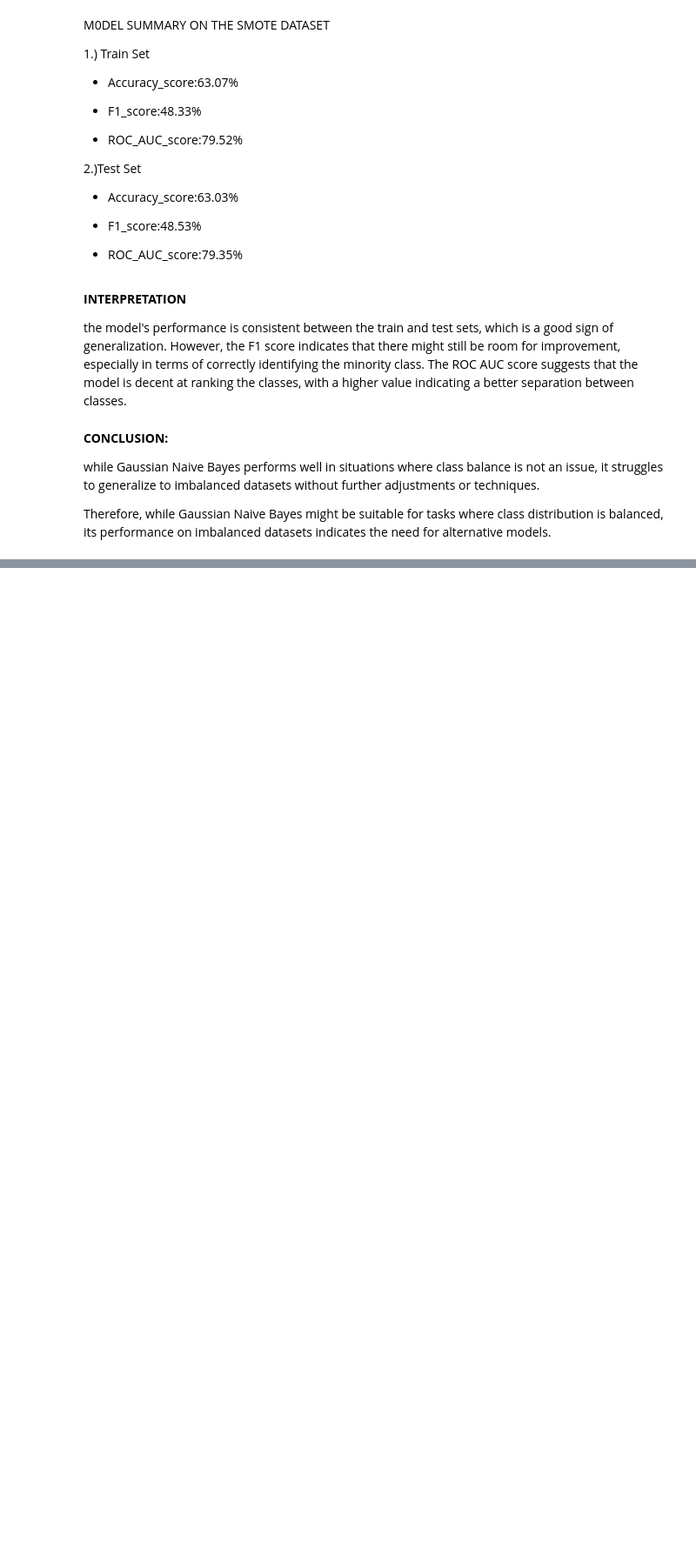
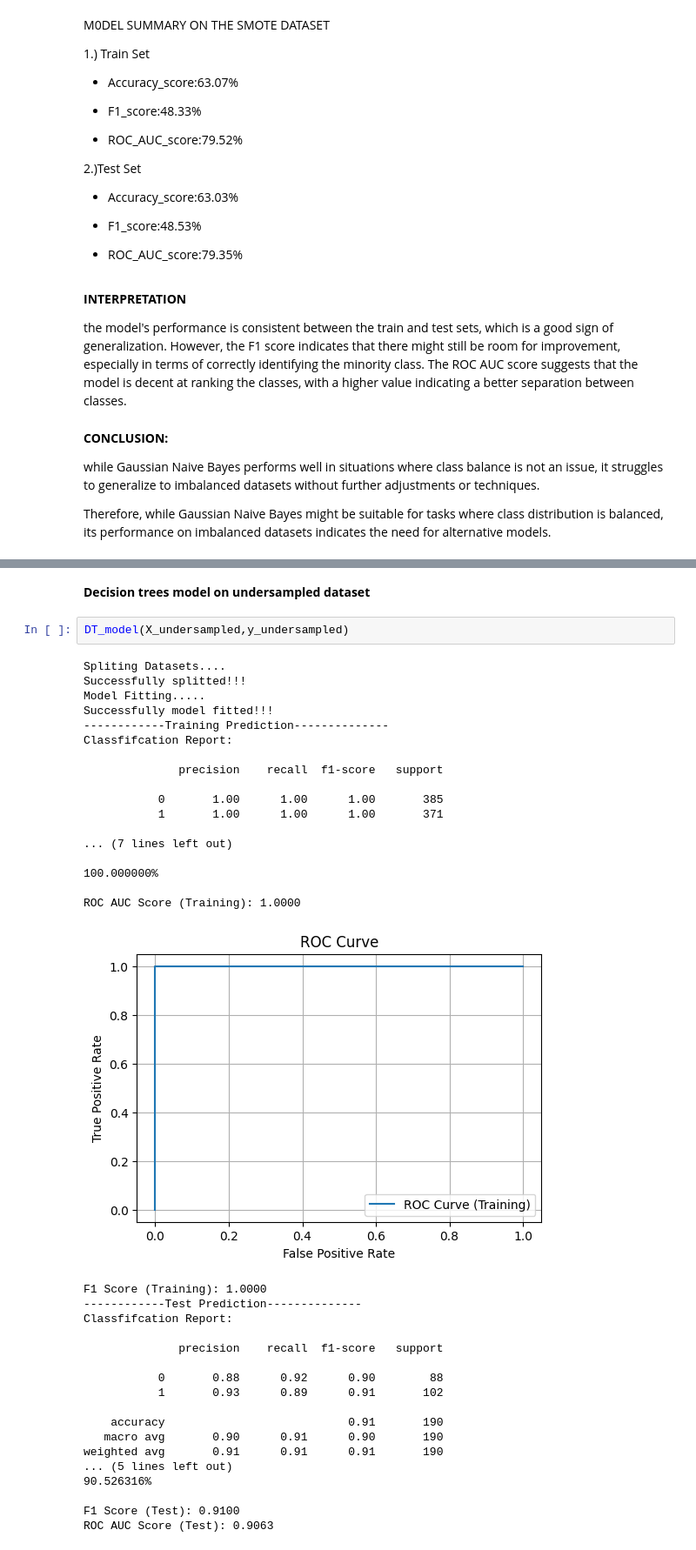
Before and after one commit to MercyKiragu/SAFESWIPE, a Jupyter notebook: notebook.ipynb, the cells around one changed output, grey strips where cells are left out. Shown at 87% size. Saved outputs shown, nothing was run; the diff lists cells and outputs as text; blank space fills up the shorter version.

```diff
--- a/notebook.ipynb
+++ b/notebook.ipynb
@@ -1272,0 +1639,40 @@ Therefore, while Gaussian Naive Bayes might be suitable for tasks where class di
+# %% [markdown]
+**Decision trees model on undersampled dataset**
+# %%
+DT_model(X_undersampled,y_undersampled)
+# %% [output]
+Spliting Datasets....
+Successfully splitted!!!
+Model Fitting.....
+Successfully model fitted!!!
+------------Training Prediction--------------
+Classfifcation Report:
+
+              precision    recall  f1-score   support
+
+           0       1.00      1.00      1.00       385
+           1       1.00      1.00      1.00       371
+
+... (7 lines left out)
+
+100.000000%
+
+ROC AUC Score (Training): 1.0000
+[figure, added]
+F1 Score (Training): 1.0000
+------------Test Prediction--------------
+Classfifcation Report:
+
+              precision    recall  f1-score   support
+
+           0       0.88      0.92      0.90        88
+           1       0.93      0.89      0.91       102
+
+    accuracy                           0.91       190
+   macro avg       0.90      0.91      0.90       190
+weighted avg       0.91      0.91      0.91       190
+... (5 lines left out)
+90.526316%
+
+F1 Score (Test): 0.9100
+ROC AUC Score (Test): 0.9063
```
Also changed, not shown: parts of 65 cells of this notebook.
